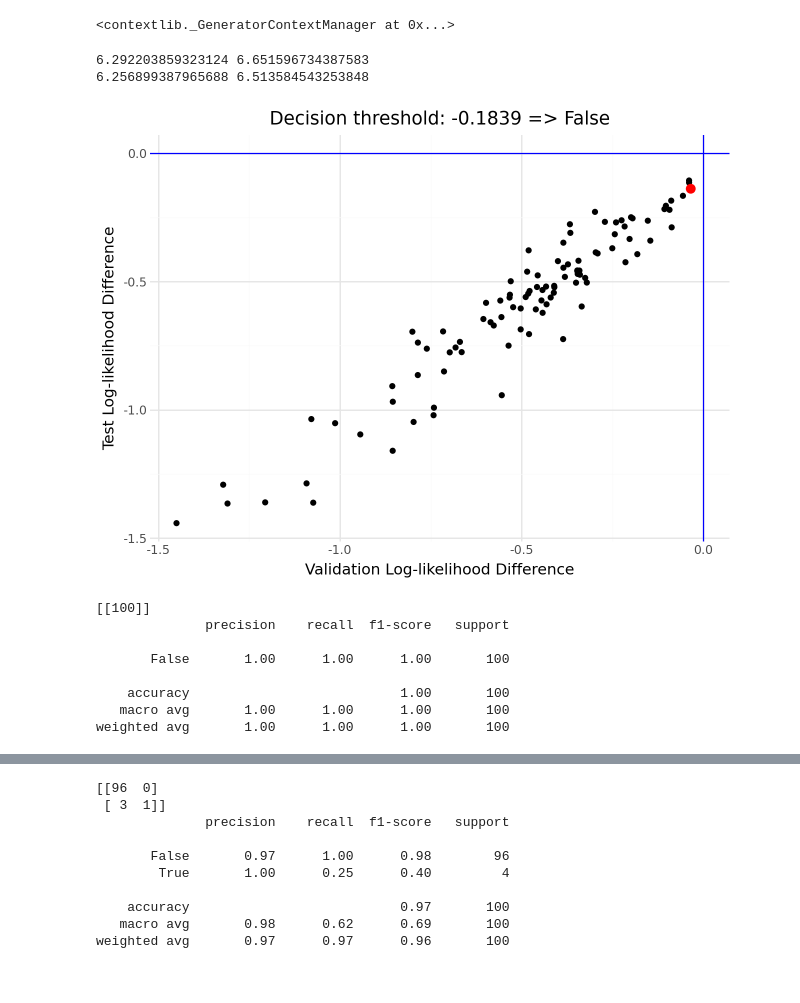
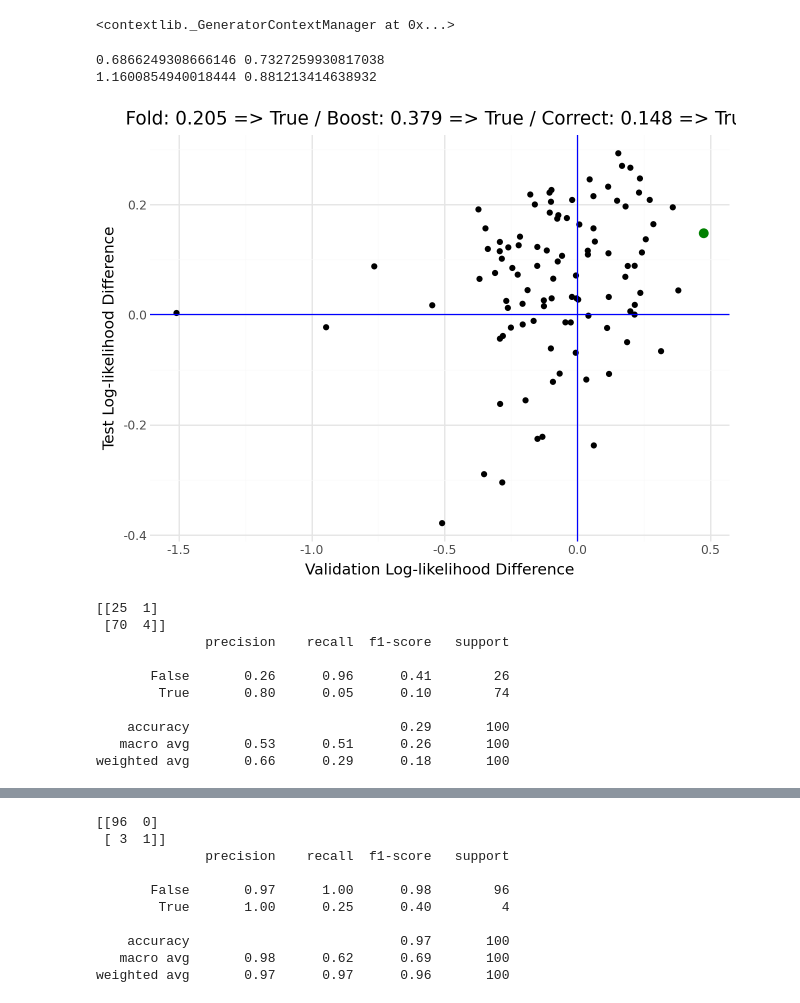
Before and after one commit to vinecopulib/pyvinecopulib, a Jupyter notebook: examples/forests/reshuffled_forest.ipynb, the cells around one changed output, grey strips where cells are left out. Cells and saved outputs as stored; diff of their text form; code cells hidden in the pictures.

```diff
--- a/examples/forests/reshuffled_forest.ipynb
+++ b/examples/forests/reshuffled_forest.ipynb
@@ -51,13 +51,13 @@ The autoreload extension is already loaded. To reload it, use:
 <contextlib._GeneratorContextManager at 0x...>
 # %%
 n_vines = 100
-seed = 1234
+seed = 12
 train_size = 0.5
 train_val_split = 0.75
 num_threads = min(32, os.cpu_count() + 4)
 grid_size = 30
 
-data_name = "magic"
+data_name = "uranium"
 data = pd.read_csv(f"data/{data_name}.csv")
 if data_name == "magic":
   selected_class = "g"
@@ -89,17 +89,33 @@ forest.fit(data_train.values)
 
 K = 5
 kf = KFold(n_splits=K, shuffle=True, random_state=seed)
-
 means = []
 for _, val_index in kf.split(forest.logliks_forest.T):
   means.append(forest.logliks_forest[:, val_index].mean(axis=1))
 
-means = np.array(means)
+means_kfold = np.array(means)
+
+B = 200
+
+W = np.random.exponential(
+  scale=1.0, size=(B, forest.logliks_forest.shape[1])
+)  # (B, n_valid)
+W /= W.sum(axis=1, keepdims=True)  # row-normalize weights
+
+# Each row of the result is the weighted column means for one bootstrap draw
+means_boot = W @ forest.logliks_forest.T  # shape: (B, n_models)
+
+
 loglik_val_forest = forest.logliks_forest.mean(axis=1)
 loglik_val_dissman = forest.loglik_dissman.mean()
-corrected = (
+corrected_kfold = (
   2 * max(loglik_val_forest)
-  - np.array(means).max(axis=1).mean()
+  - np.array(means_kfold).max(axis=1).mean()
+  - loglik_val_dissman
+)
+corrected_boot = (
+  2 * max(loglik_val_forest)
+  - np.array(means_boot).max(axis=1).mean()
   - loglik_val_dissman
 )
 
@@ -114,63 +130,71 @@ loglik_forest_test = (
 results = pd.DataFrame(
   {
     "loglik_val_diff": loglik_val_forest - loglik_val_dissman,
-    "loglik_test_diff": np.array(
-      [vine.loglik(data_test.values) for vine in forest.vines]
-    )
-    / data_test.shape[0]
-    - loglik_dissman_test,
+    "loglik_test_diff": loglik_forest_test - loglik_dissman_test,
   }
 )
 
 best_vine = results["loglik_val_diff"].idxmax()
+print(loglik_val_dissman, loglik_dissman_test)
+print(loglik_val_forest[best_vine], loglik_forest_test[best_vine])
 
-print(loglik_val_dissman, loglik_dissman_test)
-print(
-  loglik_val_dissman + results.loc[best_vine, "loglik_val_diff"],
-  loglik_dissman_test + results.loc[best_vine, "loglik_test_diff"],
+correct_decision_kfold = (
+  (corrected_kfold > 0)
+  and (loglik_forest_test[best_vine] > loglik_dissman_test)
+) or (
+  (corrected_kfold <= 0)
+  and (loglik_forest_test[best_vine] <= loglik_dissman_test)
+)
+correct_decision_boost = (
+  (corrected_boot > 0) and (loglik_forest_test[best_vine] > loglik_dissman_test)
+) or (
+  (corrected_boot <= 0)
+  and (loglik_forest_test[best_vine] <= loglik_dissman_test)
 )
 
 # Plot log-likelihood differences against test log-likelihoods
 (
   p9.ggplot(
     results[results.index != best_vine],
     p9.aes(x="loglik_val_diff", y="loglik_test_diff"),
   )
   + p9.geom_point()
   + p9.geom_hline(yintercept=0, color="blue")
   + p9.geom_vline(xintercept=0, color="blue")
   + p9.geom_point(
     data=results[results.index == best_vine],
-    color="green" if corrected > 0 else "red",
+    color="green" if correct_decision_boost else "red",
     size=3,
   )
   + p9.labs(
-    title=f"Decision threshold: {corrected:.4f} => {corrected > 0}",
+    title=f"Fold: {corrected_kfold:.3f} => {corrected_kfold > 0} / Boost: {corrected_boot:.3f} => {corrected_boot > 0} / Correct: {loglik_forest_test[best_vine] - loglik_dissman_test:.3f} => {loglik_forest_test[best_vine] > loglik_dissman_test}",
     x="Validation Log-likelihood Difference",
     y="Test Log-likelihood Difference",
   )
   + p9.theme_minimal()
 )
 
 
 y_pred = (
   2 * loglik_val_forest
-  - np.array(means).max(axis=1).mean()
+  - np.array(means_boot).max(axis=1).mean()
   - loglik_val_dissman
 ) > 0
 y_true = results["loglik_test_diff"] > 0
 
 print(confusion_matrix(y_true, y_pred))
 print(classification_report(y_true, y_pred))
 # %% [output]
-6.292203859323124 6.651596734387583
-6.256899387965688 6.513584543253848
+0.6866249308666146 0.7327259930817038
+1.1600854940018444 0.881213414638932
-[figure, old version]
+[figure, new version]
-[[100]]
+[[25  1]
+ [70  4]]
               precision    recall  f1-score   support
 
-       False       1.00      1.00      1.00       100
+       False       0.26      0.96      0.41        26
+        True       0.80      0.05      0.10        74
 
-    accuracy                           1.00       100
-   macro avg       1.00      1.00      1.00       100
-weighted avg       1.00      1.00      1.00       100
+    accuracy                           0.29       100
+   macro avg       0.53      0.51      0.26       100
+weighted avg       0.66      0.29      0.18       100
```
Also changed, not shown: parts of 1 cell of this notebook, 10 other files.
